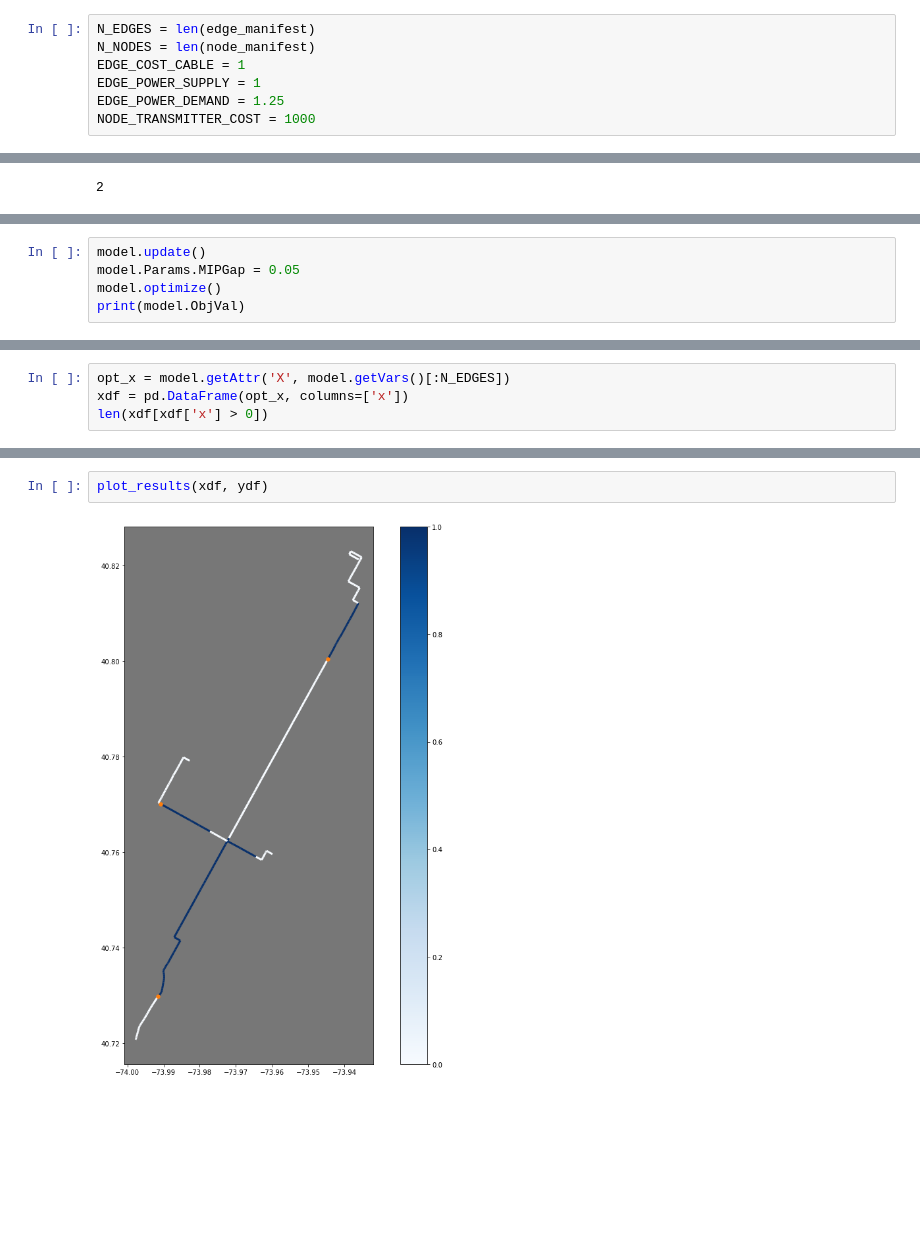
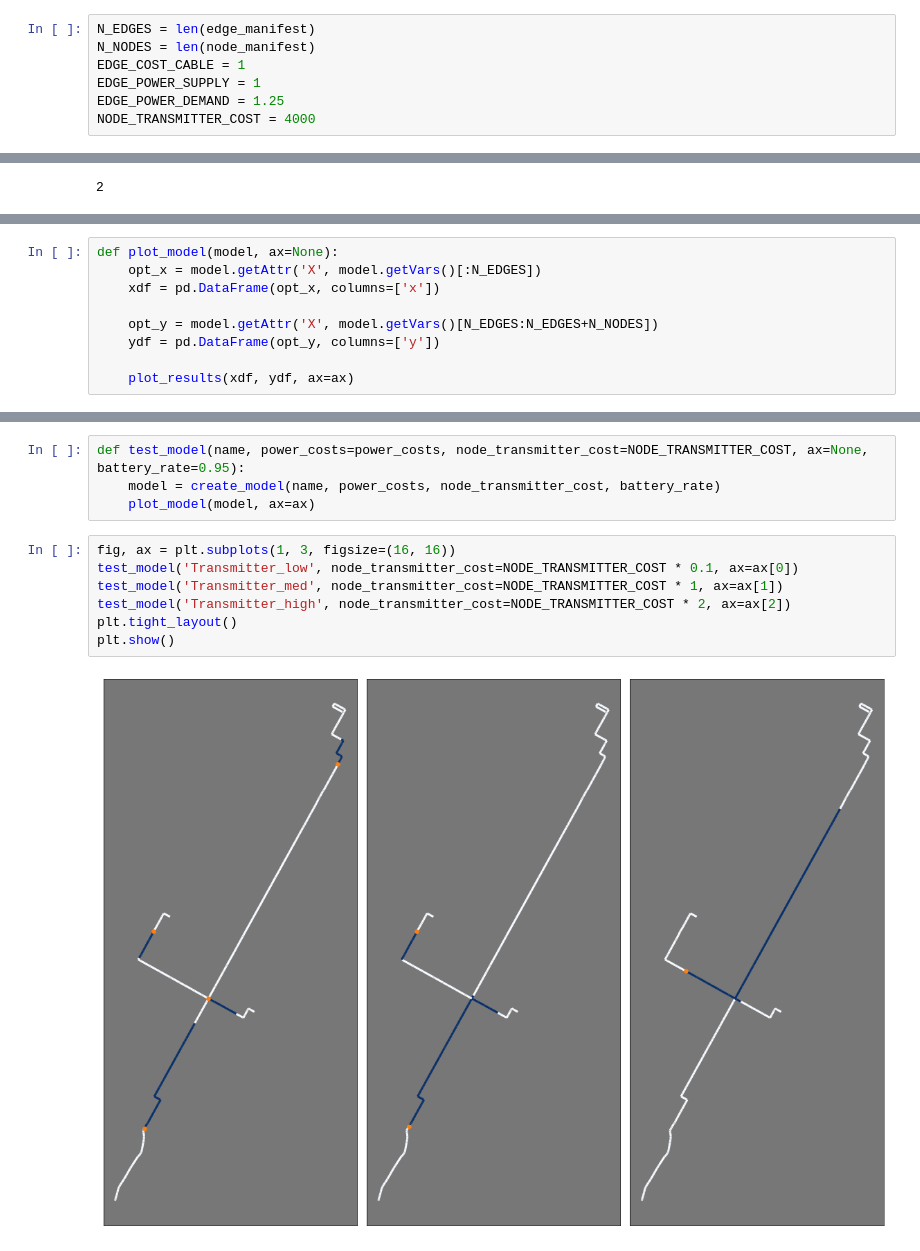
Before and after one commit to cpcarey/nyu-cusp-mlc-bus, a Jupyter notebook: src/notebooks/0200_create_ip.ipynb, the cells around one changed output, grey strips where cells are left out. Drawn from its saved outputs; the diff is of its cells as text; blank space fills up the shorter version.

Commit message:
Results.

```diff
--- a/src/notebooks/0200_create_ip.ipynb
+++ b/src/notebooks/0200_create_ip.ipynb
@@ -234,7 +234,7 @@ N_NODES = len(node_manifest)
 EDGE_COST_CABLE = 1
 EDGE_POWER_SUPPLY = 1
 EDGE_POWER_DEMAND = 1.25
-NODE_TRANSMITTER_COST = 1000
+NODE_TRANSMITTER_COST = 4000
 # %%
 cable_costs = list(ip_edges_gdf['length'] * EDGE_COST_CABLE)
 edge_power_supplies = [list(ip_edges_gdf[f'duration_{h}'] * EDGE_POWER_SUPPLY) for h in range(3)]
@@ -300,5 +303,0 @@ Academic license - for non-commercial use only - expires 2022-02-01
-# %%
-model.update()
-model.Params.MIPGap = 0.05
-model.optimize()
-print(model.ObjVal)
@@ -323,4 +304,9 @@ Best objective 1.891207470998e+05, best bound 1.867354541697e+05, gap 1.2613%
 # %%
-opt_x = model.getAttr('X', model.getVars()[:N_EDGES])
-xdf = pd.DataFrame(opt_x, columns=['x'])
-len(xdf[xdf['x'] > 0])
+def plot_model(model, ax=None):
+    opt_x = model.getAttr('X', model.getVars()[:N_EDGES])
+    xdf = pd.DataFrame(opt_x, columns=['x'])
+
+    opt_y = model.getAttr('X', model.getVars()[N_EDGES:N_EDGES+N_NODES])
+    ydf = pd.DataFrame(opt_y, columns=['y'])
+
+    plot_results(xdf, ydf, ax=ax)
@@ -346,5 +328,14 @@ def plot_results(xdf, ydf):
     ax.set_facecolor('#777')
-# %%
-plot_results(xdf, ydf)
-# %% [output]
-[figure, removed]
+# %%
+def test_model(name, power_costs=power_costs, node_transmitter_cost=NODE_TRANSMITTER_COST, ax=None, battery_rate=0.95):
+    model = create_model(name, power_costs, node_transmitter_cost, battery_rate)
+    plot_model(model, ax=ax)
+# %%
+fig, ax = plt.subplots(1, 3, figsize=(16, 16))
+test_model('Transmitter_low', node_transmitter_cost=NODE_TRANSMITTER_COST * 0.1, ax=ax[0])
+test_model('Transmitter_med', node_transmitter_cost=NODE_TRANSMITTER_COST * 1, ax=ax[1])
+test_model('Transmitter_high', node_transmitter_cost=NODE_TRANSMITTER_COST * 2, ax=ax[2])
+plt.tight_layout()
+plt.show()
+# %% [output]
+[figure, added]
```
Also changed, not shown: parts of 13 cells of this notebook, 52 other files.
